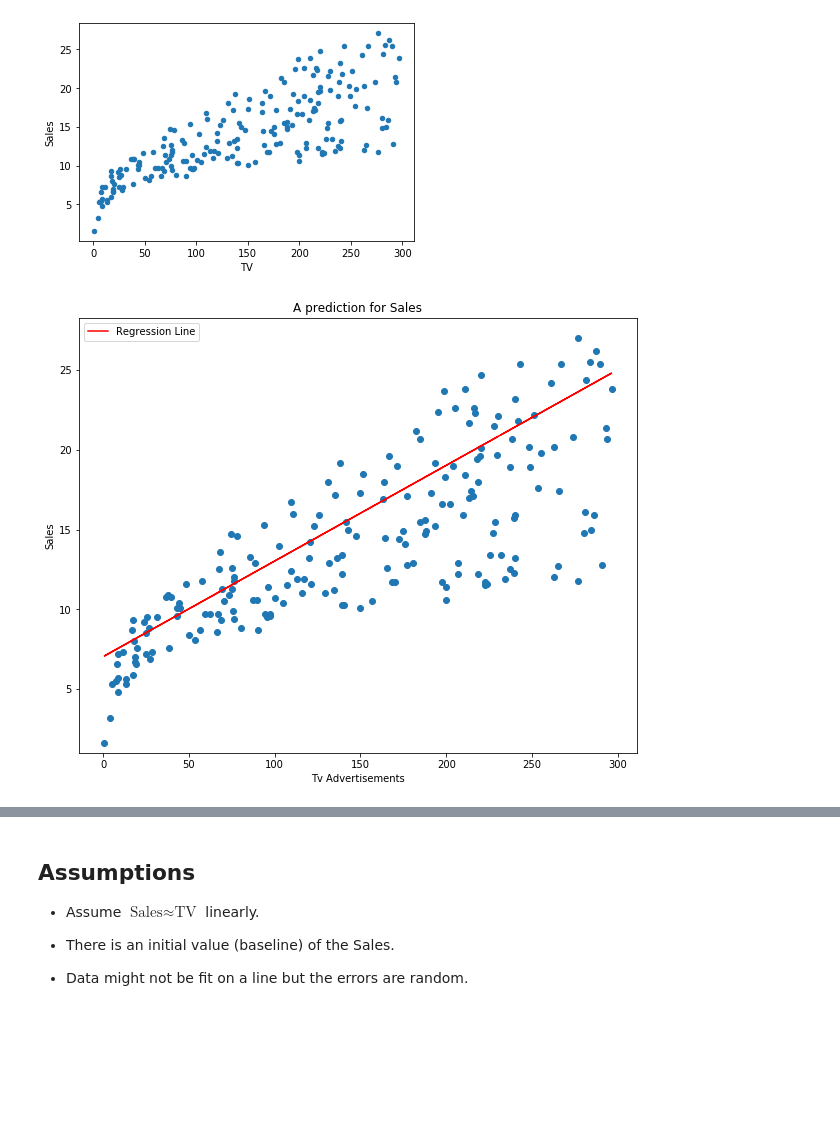
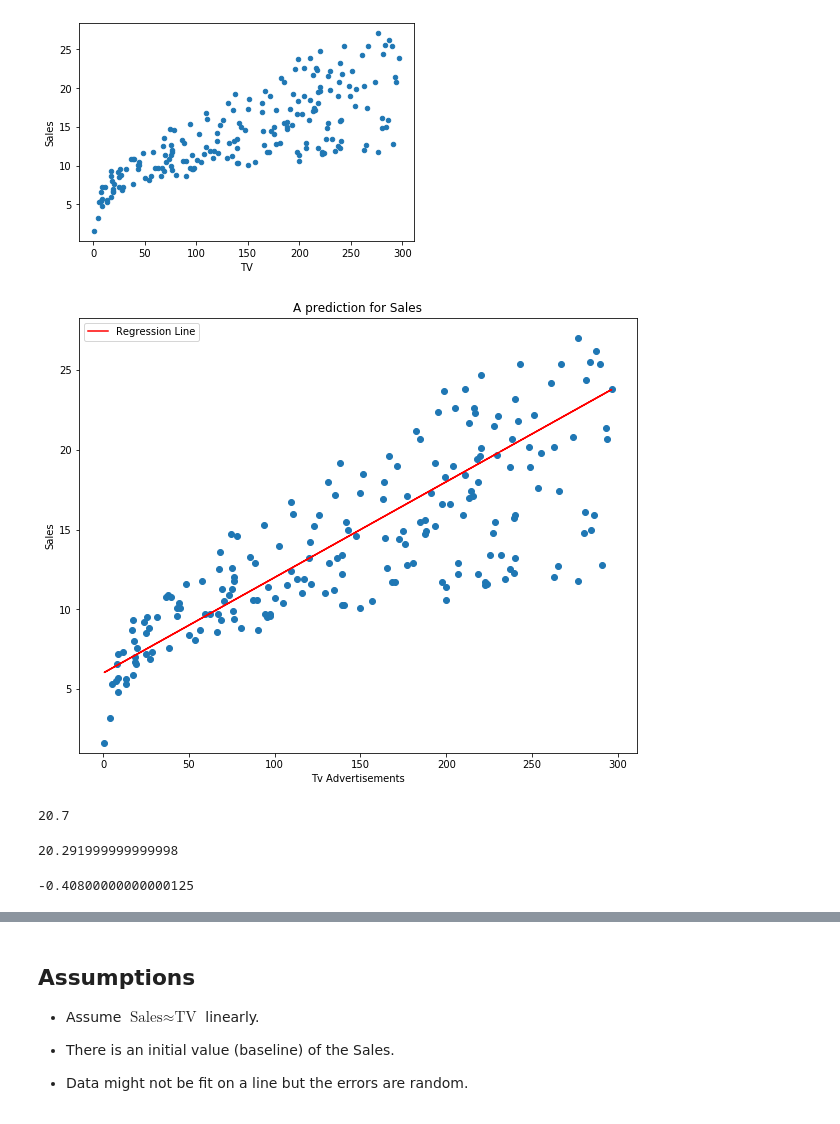
Before and after one commit to learn-co-students/dc-ds-010620, a Jupyter notebook: module-3/day-10-Simple_Linear_Regression/simple_regression.ipynb, the cells around one changed output, grey strips where cells are left out. Drawn from its saved outputs; the diff is of its cells as text; code cells hidden in the pictures; blank space fills up the shorter version.

```diff
--- a/module-3/day-10-Simple_Linear_Regression/simple_regression.ipynb
+++ b/module-3/day-10-Simple_Linear_Regression/simple_regression.ipynb
@@ -60,32 +64,32 @@ def draw_line(X,
     """
     # find the predicted values. These points lie on the line with
     # given slope and intecept
     y_pred = intercept + slope * X
 
     # create a new figure and set the figure size
     plt.figure(figsize= (10,8))
 
     # plot data points as scatter
     plt.scatter(x= X, y= y)
 
     # plot the prediction line
     plt.plot(X, y_pred, c= 'r', label = 'Regression Line')
 
     plt.ylim(bottom=1)
 
     # set labels
     plt.xlabel(xlabel)
     plt.ylabel(ylabel)
 
     # set the title of the figure
     plt.title(title)
 
     plt.legend()
     plt.show()
     return
 
 tv = data.TV.values
 sales = data.Sales.values
-draw_line(tv, sales, intercept = 7.03, slope= 0.06 )
+draw_line(tv, sales, intercept = 6, slope= 0.06 )
 # %% [output]
-[figure, old version]
+[figure, new version]
@@ -91,0 +105,10 @@ draw_line(tv, sales, intercept = 7.03, slope= 0.06 )
+# %%
+x_105
+
+y_105
+# %% [output]
+20.7
+# %%
+y_hat_105
+# %% [output]
+20.291999999999998
@@ -91,0 +117,4 @@ draw_line(tv, sales, intercept = 7.03, slope= 0.06 )
+# %%
+e_105
+# %% [output]
+-0.40800000000000125
```
Also changed, not shown: parts of 8 cells of this notebook, 9 other files.
